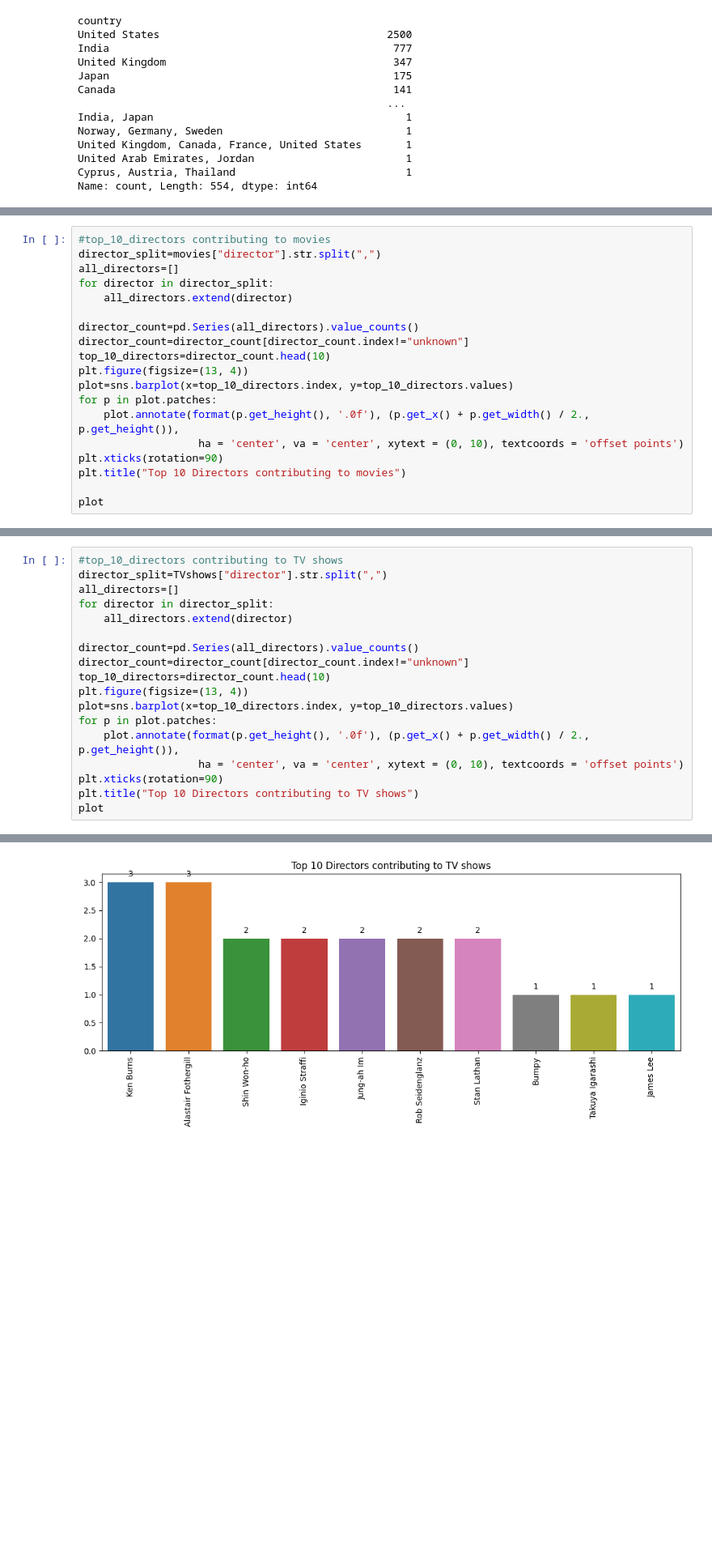
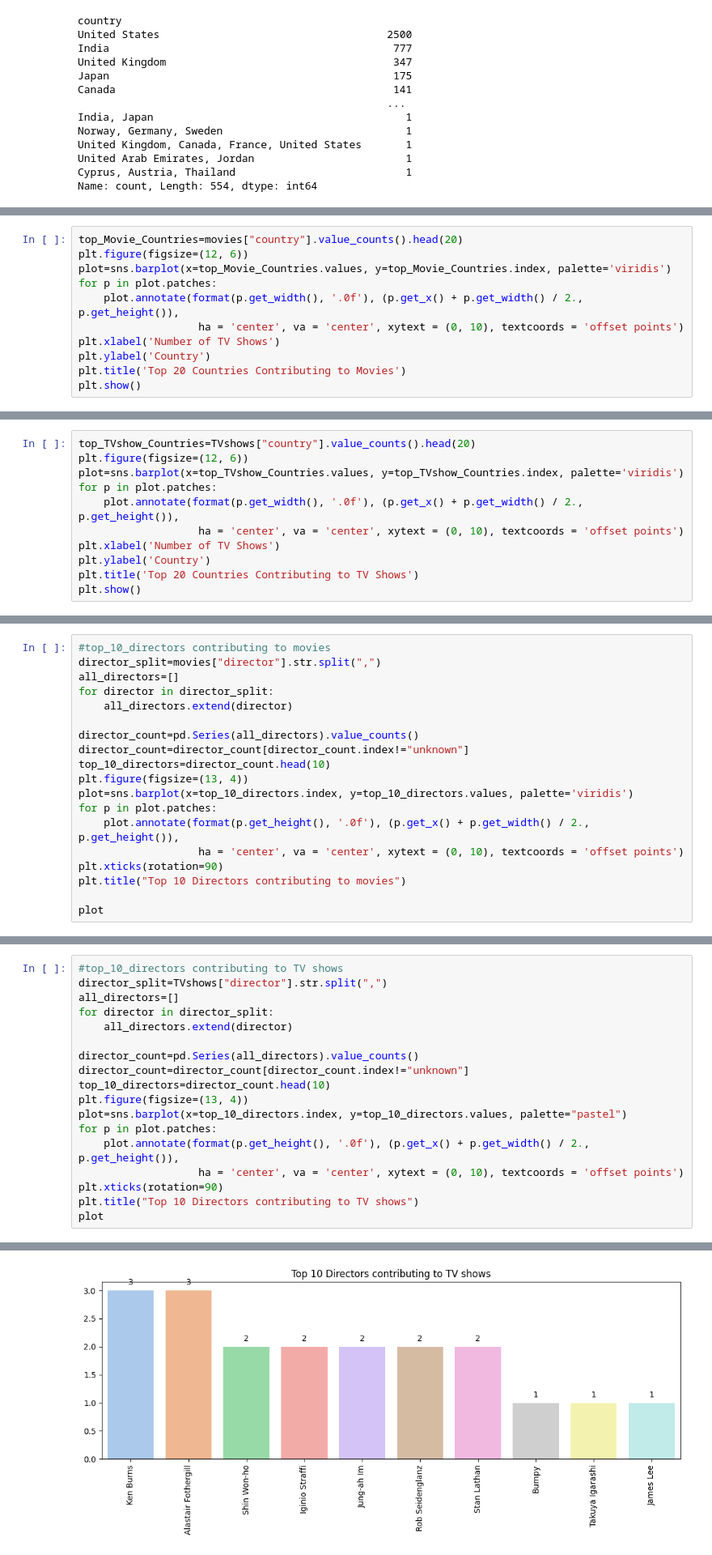
Before and after one commit to Alina-dilawaiz/Myprojects, a Jupyter notebook: AFOCAS-PROJECTS/Netflix_titles_EDA.ipynb, the cells around one changed output, grey strips where cells are left out. Shown: that part at 81% size. Cells and saved outputs as stored; diff of their text form; blank space fills up the shorter version.

```diff
--- a/AFOCAS-PROJECTS/Netflix_titles_EDA.ipynb
+++ b/AFOCAS-PROJECTS/Netflix_titles_EDA.ipynb
@@ -263,0 +266,11 @@ px.bar(top_TVshow_Countries, color=top_TVshow_Countries.index, title="Top 10 Cou
+# %%
+top_Movie_Countries=movies["country"].value_counts().head(20)
+plt.figure(figsize=(12, 6))
+plot=sns.barplot(x=top_Movie_Countries.values, y=top_Movie_Countries.index, palette='viridis')
+for p in plot.patches:
+    plot.annotate(format(p.get_width(), '.0f'), (p.get_x() + p.get_width() / 2., p.get_height()),
+                   ha = 'center', va = 'center', xytext = (0, 10), textcoords = 'offset points')
+plt.xlabel('Number of TV Shows')
+plt.ylabel('Country')
+plt.title('Top 20 Countries Contributing to Movies')
+plt.show()
@@ -263,0 +279,11 @@ px.bar(top_TVshow_Countries, color=top_TVshow_Countries.index, title="Top 10 Cou
+# %%
+top_TVshow_Countries=TVshows["country"].value_counts().head(20)
+plt.figure(figsize=(12, 6))
+plot=sns.barplot(x=top_TVshow_Countries.values, y=top_TVshow_Countries.index, palette='viridis')
+for p in plot.patches:
+    plot.annotate(format(p.get_width(), '.0f'), (p.get_x() + p.get_width() / 2., p.get_height()),
+                   ha = 'center', va = 'center', xytext = (0, 10), textcoords = 'offset points')
+plt.xlabel('Number of TV Shows')
+plt.ylabel('Country')
+plt.title('Top 20 Countries Contributing to TV Shows')
+plt.show()
@@ -272,7 +300,7 @@ director_count=pd.Series(all_directors).value_counts()
 director_count=director_count[director_count.index!="unknown"]
 top_10_directors=director_count.head(10)
 plt.figure(figsize=(13, 4))
-plot=sns.barplot(x=top_10_directors.index, y=top_10_directors.values)
+plot=sns.barplot(x=top_10_directors.index, y=top_10_directors.values, palette='viridis')
 for p in plot.patches:
     plot.annotate(format(p.get_height(), '.0f'), (p.get_x() + p.get_width() / 2., p.get_height()),
                    ha = 'center', va = 'center', xytext = (0, 10), textcoords = 'offset points')
@@ -286,21 +314,21 @@ plot
 # %%
 #top_10_directors contributing to TV shows
 director_split=TVshows["director"].str.split(",")
 all_directors=[]
 for director in director_split:
     all_directors.extend(director)
 
 director_count=pd.Series(all_directors).value_counts()
 director_count=director_count[director_count.index!="unknown"]
 top_10_directors=director_count.head(10)
 plt.figure(figsize=(13, 4))
-plot=sns.barplot(x=top_10_directors.index, y=top_10_directors.values)
+plot=sns.barplot(x=top_10_directors.index, y=top_10_directors.values, palette="pastel")
 for p in plot.patches:
     plot.annotate(format(p.get_height(), '.0f'), (p.get_x() + p.get_width() / 2., p.get_height()),
                    ha = 'center', va = 'center', xytext = (0, 10), textcoords = 'offset points')
 plt.xticks(rotation=90)
 plt.title("Top 10 Directors contributing to TV shows")
 plot
 # %% [output]
 <Axes: title={'center': 'Top 10 Directors contributing to TV shows'}>
-[figure, old version]
+[figure, new version]
```
Also changed, not shown: parts of 13 cells of this notebook.
